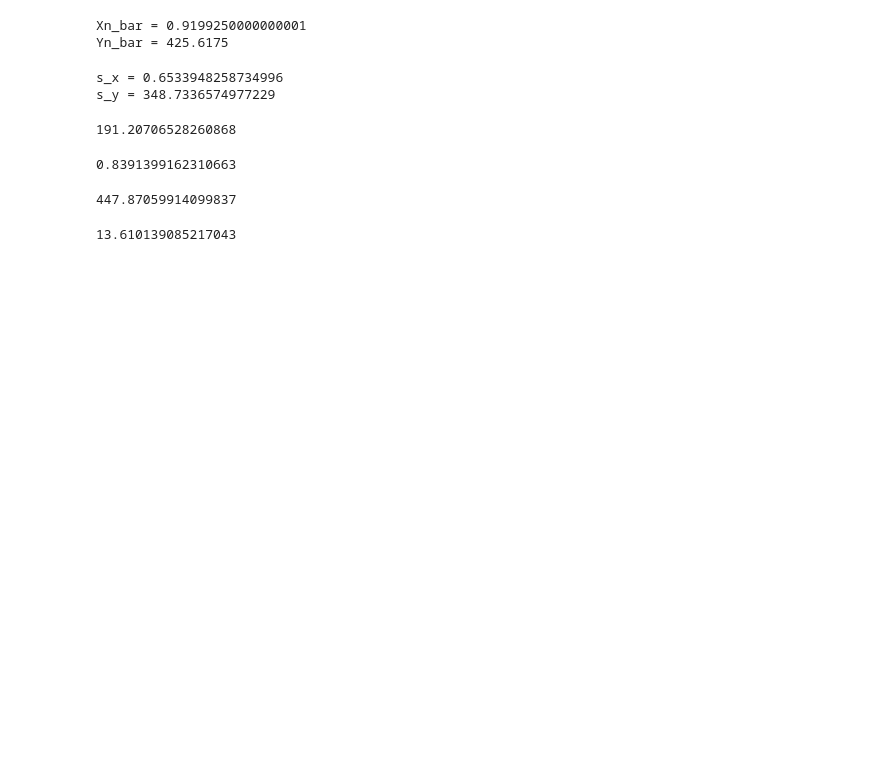
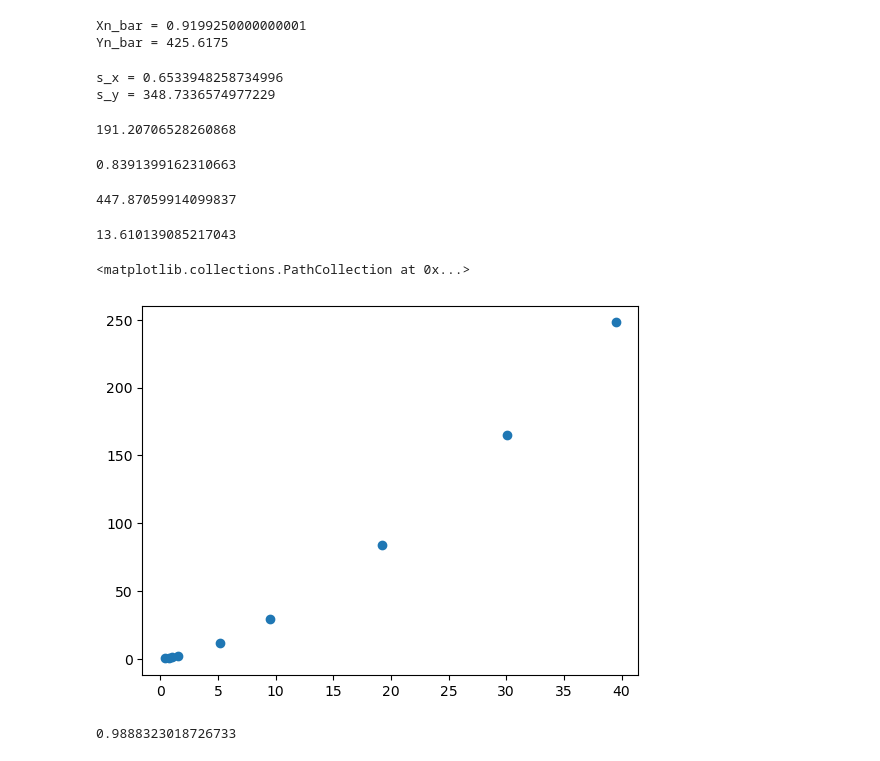
Before and after one commit to adevrent/MITx_6.419x, a Jupyter notebook: week_1/week_1.ipynb, the cells around one changed output. Cells and saved outputs as stored; diff of their text form; code cells hidden in the pictures; blank space fills up the shorter version.

```diff
--- a/week_1/week_1.ipynb
+++ b/week_1/week_1.ipynb
@@ -59,3 +60,19 @@ beta_0 = Ys.mean() - beta_1 * Xs.mean()
 beta_0
 # %% [output]
 13.610139085217043
+# %%
+Xs = np.array([ 0.387, 0.723, 1.00, 1.52, 5.20, 9.54, 19.2, 30.1, 39.5 ])
+
+Ys = np.array([ 0.241, 0.615, 1.00, 1.88, 11.9, 29.5, 84.0, 165.0, 248 ])
+
+N = 9
+
+plt.scatter(Xs, Ys)
+# %% [output]
+<matplotlib.collections.PathCollection at 0x...>
+[figure, added]
+# %%
+r = np.corrcoef(Xs, Ys)[0, 1]
+r
+# %% [output]
+0.9888323018726733
```
Also changed, not shown: parts of 11 cells of this notebook.
